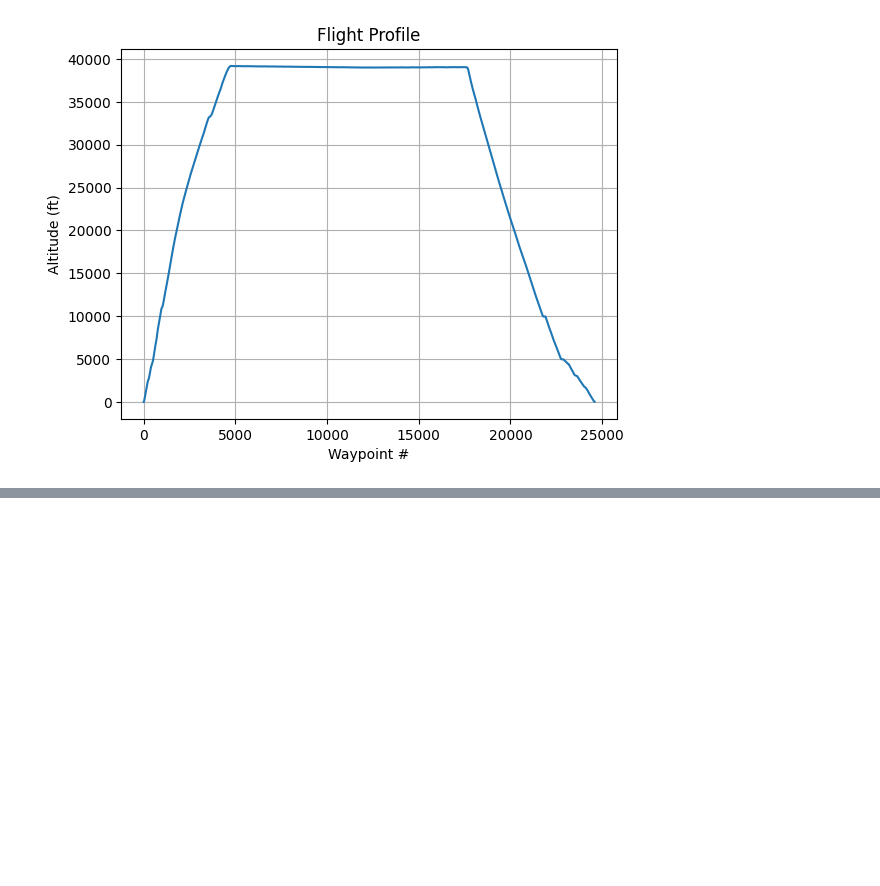
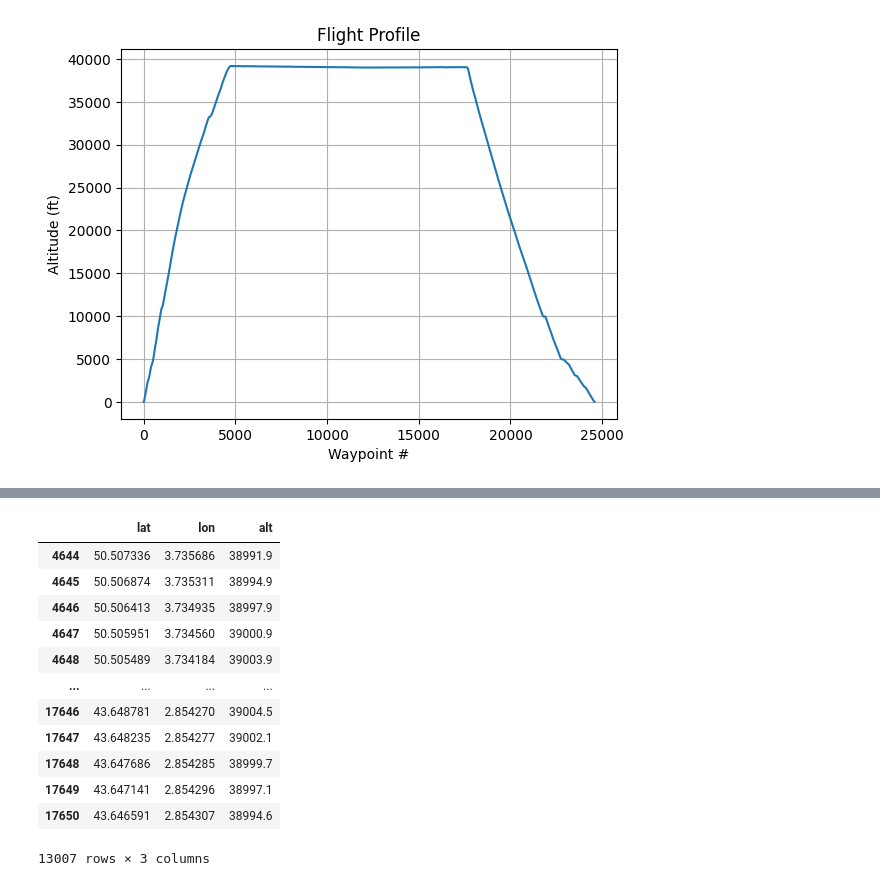
Before and after one commit to pcs03/foe-exercises, a Jupyter notebook: optimization/ws3/ws3-2.ipynb, the cells around one changed output, grey strips where cells are left out. Drawn from its saved outputs; the diff is of its cells as text; code cells hidden in the pictures; blank space fills up the shorter version.

```diff
--- a/optimization/ws3/ws3-2.ipynb
+++ b/optimization/ws3/ws3-2.ipynb
@@ -267,0 +174,27 @@ At least i solve it with that :)
+# %%
+##============================================================================
+## Exercise 7
+## As we are interested in the cruise only. Extract the cruise part from the
+## Data frame. You might want to create new data frames for every flight phase.
+## Plot the cruise phase
+##============================================================================
+
+df_crs_alt = df[(df["alt"] > 38990) & (df["alt"] < 39010)]
+df_crs_idx = df_crs_alt.index
+df_cruise = df.iloc[df_crs_idx[0]:df_crs_idx[-1], :]
+
+df_cruise
+# %% [output]
+|  | lat | lon | alt |
+| 4644 | 50.507336 | 3.735686 | 38991.9 |
+| 4645 | 50.506874 | 3.735311 | 38994.9 |
+| 4646 | 50.506413 | 3.734935 | 38997.9 |
+| 4647 | 50.505951 | 3.734560 | 39000.9 |
+| 4648 | 50.505489 | 3.734184 | 39003.9 |
+| ... | ... | ... | ... |
+| 17646 | 43.648781 | 2.854270 | 39004.5 |
+| 17647 | 43.648235 | 2.854277 | 39002.1 |
+| 17648 | 43.647686 | 2.854285 | 38999.7 |
+| 17649 | 43.647141 | 2.854296 | 38997.1 |
+| 17650 | 43.646591 | 2.854307 | 38994.6 |
+13007 rows × 3 columns
```
Also changed, not shown: parts of 7 cells of this notebook, 3 other files.
